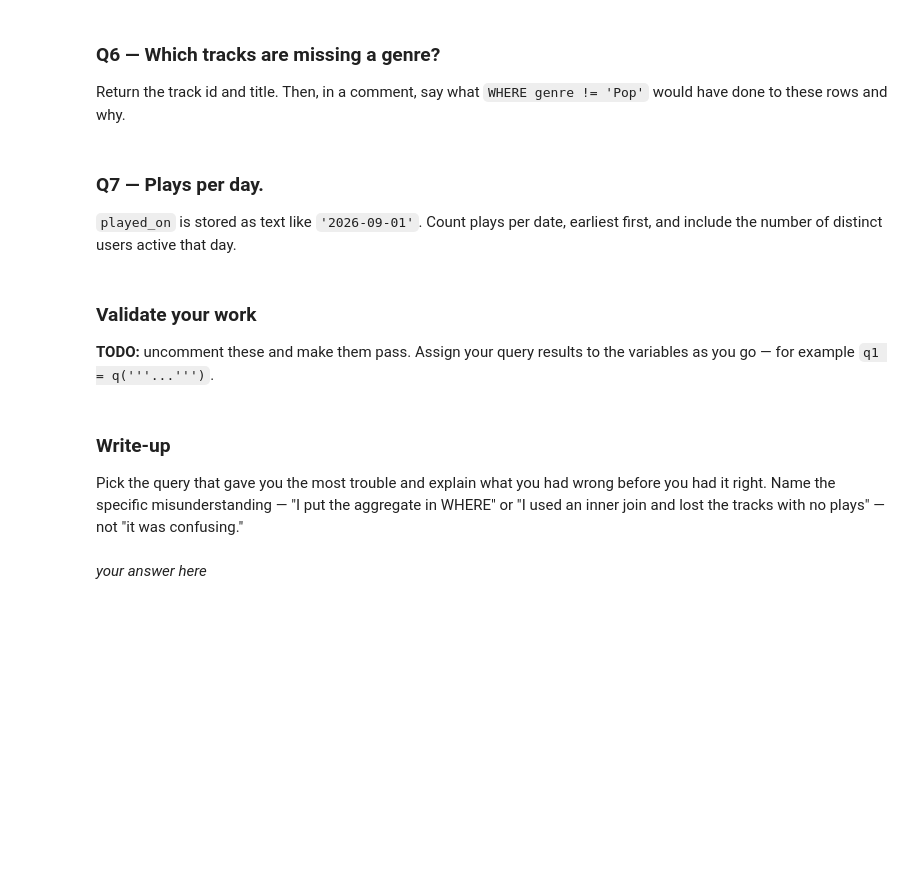
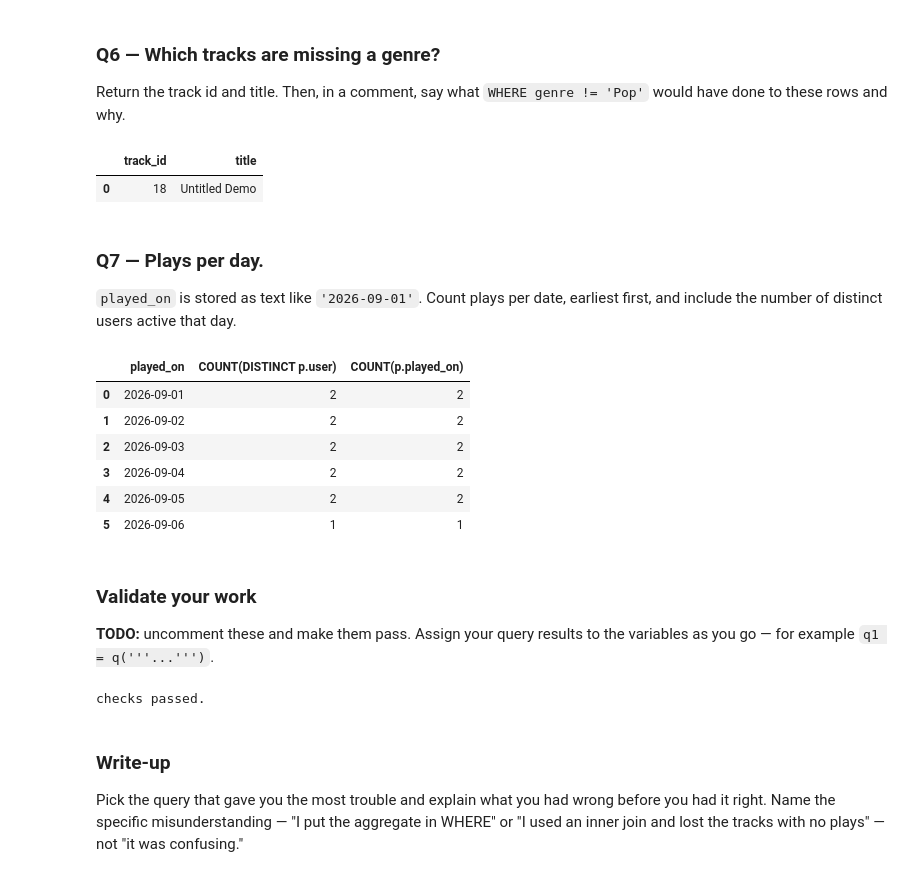
Before and after one commit to AdelineKwakye/ds2002-fa26, a Jupyter notebook: notebooks/02-sql-databases/2026-09-11 — SQL Challenge Set — Lab.ipynb, the cells around one changed output. Drawn from its saved outputs; the diff is of its cells as text; code cells hidden in the pictures; blank space fills up the shorter version.

Commit message:
Completed Q1 - Q7 and finished validation check.

```diff
--- a/notebooks/02-sql-databases/2026-09-11 — SQL Challenge Set — Lab.ipynb
+++ b/notebooks/02-sql-databases/2026-09-11 — SQL Challenge Set — Lab.ipynb
@@ -91,3 +143,16 @@ q('''
+# %%
+q('''
+SELECT t.track_id, t.title
+FROM tracks t
+WHERE t.genre IS NULL
+''')
+
+# If we would've done WHERE genre != 'Pop', the untagged row wouldn't have
+# appeared because NULL isn't treated as a value type so you can't compare it
+# using != in SQL
+# %% [output]
+|  | track_id | title |
+| 0 | 18 | Untitled Demo |
 # %% [markdown]
 ### Q7 — Plays per day.
 
@@ -99,15 +160,30 @@ q('''
+# %%
+q('''
+SELECT p.played_on, COUNT(DISTINCT p.user), COUNT(p.played_on)
+FROM plays p
+GROUP BY p.played_on
+ORDER BY p.played_on
+''')
+# %% [output]
+|  | played_on | COUNT(DISTINCT p.user) | COUNT(p.played_on) |
+| 0 | 2026-09-01 | 2 | 2 |
+| 1 | 2026-09-02 | 2 | 2 |
+| 2 | 2026-09-03 | 2 | 2 |
+| 3 | 2026-09-04 | 2 | 2 |
+| 4 | 2026-09-05 | 2 | 2 |
+| 5 | 2026-09-06 | 1 | 1 |
 # %% [markdown]
 ### Validate your work
 
 **TODO:** uncomment these and make them pass. Assign your query results to the variables as you go — for example `q1 = q('''...''')`.
 # %%
-# assert len(q1) == 9, 'Q1 should return one row per track'
-# assert len(q4) == 2, 'Q4: two tracks have never been played'
-# assert q3['plays'].sum() == 11, 'Q3 should account for all 11 plays'
+assert len(q1) == 9, 'Q1 should return one row per track'
+assert len(q4) == 2, 'Q4: two tracks have never been played'
+assert q3['plays'].sum() == 11, 'Q3 should account for all 11 plays'
 print('checks passed.')
+# %% [output]
+checks passed.
 # %% [markdown]
 ### Write-up
 
 Pick the query that gave you the most trouble and explain what you had wrong before you had it right. Name the specific misunderstanding — "I put the aggregate in WHERE" or "I used an inner join and lost the tracks with no plays" — not "it was confusing."
-# %% [markdown]
-_your answer here_
```
Also changed, not shown: parts of 14 cells of this notebook.
